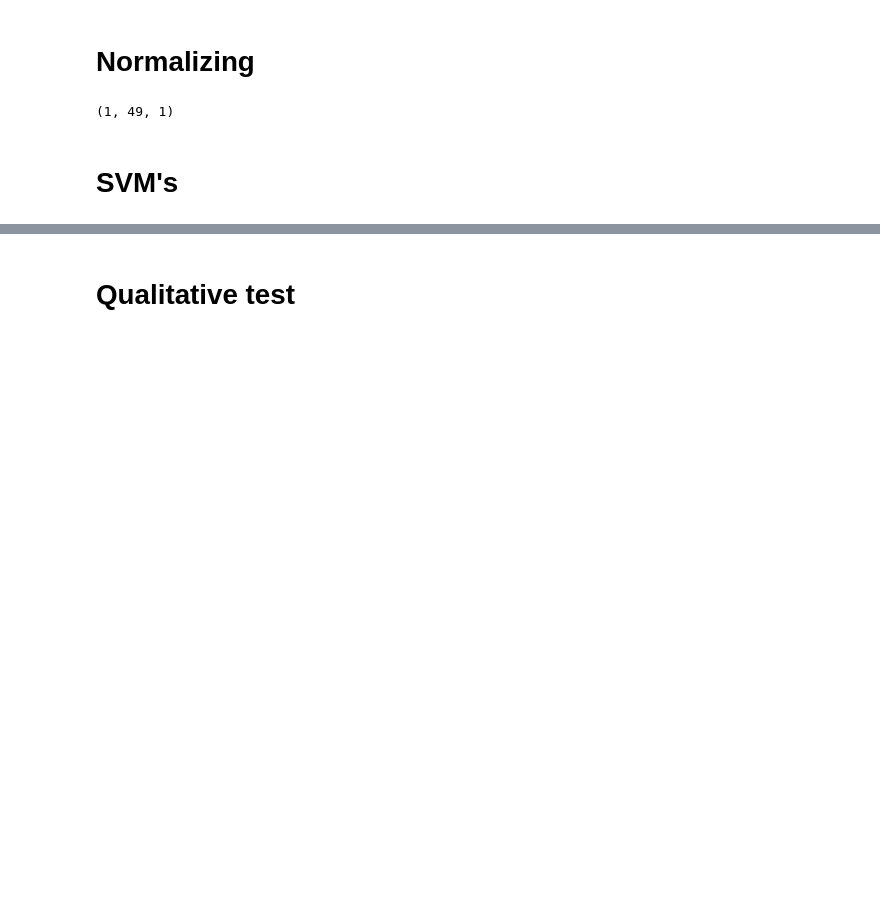
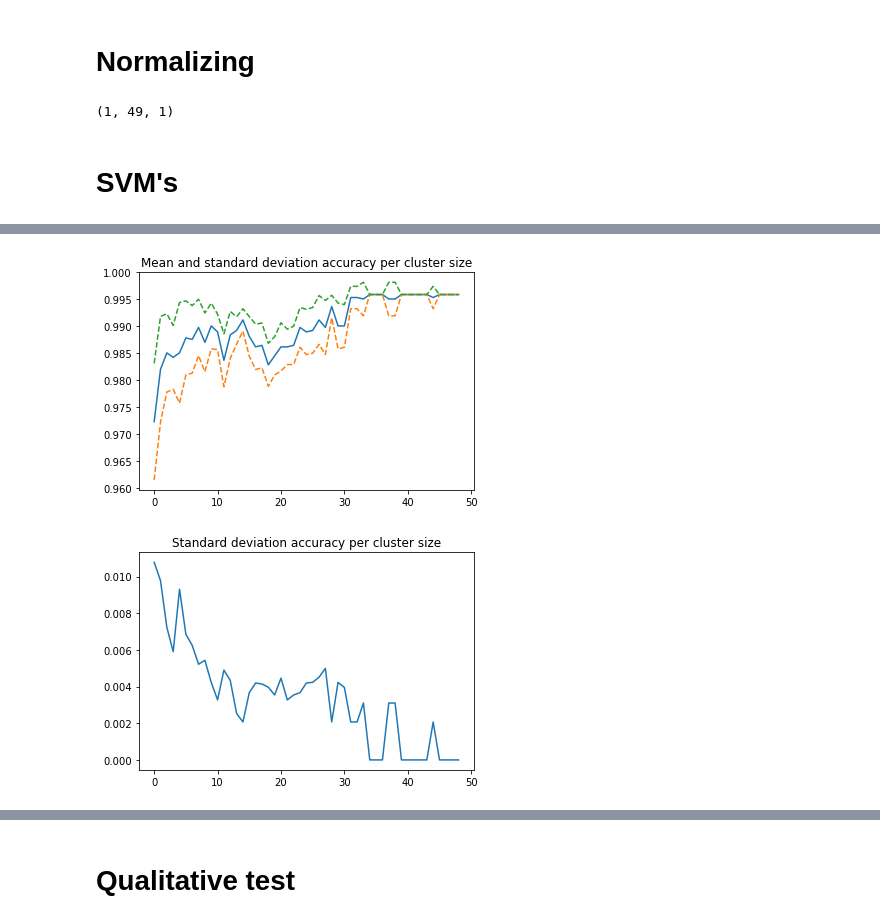
Before and after one commit to wilomaku/IA369Z, a Jupyter notebook: deliver/Fusion_SVM-WJGH-Kfold.ipynb, the cells around one changed output, grey strips where cells are left out. Cells and saved outputs as stored; diff of their text form; code cells hidden in the pictures; blank space fills up the shorter version.

```diff
--- a/deliver/Fusion_SVM-WJGH-Kfold.ipynb
+++ b/deliver/Fusion_SVM-WJGH-Kfold.ipynb
@@ -336,0 +376,21 @@ print resols_ref.shape
+# %%
+print("Initial division:", np.sum(Y_total)/len(Y_total))
+
+split_train = 0.3
+split_valid = 0.3
+split_test = 0.4
+
+sss = StratifiedShuffleSplit(n_splits=1, test_size=(1-split_train), random_state=40)
+train_index, test_val_index = next(sss.split(X_total, Y_total))
+sss = StratifiedShuffleSplit(n_splits=1, test_size=split_test/(1-split_train), random_state=45)
+valid_index, test_index = next(sss.split(X_total[test_val_index], Y_total[test_val_index]))
+
+X_train = X_total[train_index]
+X_valid = X_total[valid_index]
+X_test = X_total[test_index]
+Y_train = Y_total[train_index]
+Y_valid = Y_total[valid_index]
+Y_test = Y_total[test_index]
+print X_train.shape, Y_train.shape, np.sum(Y_train)/len(Y_train)
+print X_valid.shape, Y_valid.shape, np.sum(Y_valid)/len(Y_valid)
+print X_test.shape, Y_test.shape, np.sum(Y_test)/len(Y_test)
@@ -428,3 +557,18 @@ Final accuracy:  0.98347107438  at res:  0.49
+# %%
+plt.figure()
+plt.plot(clusters_acc_mean)
+plt.plot(np.array(clusters_acc_mean)-np.array(clusters_acc_std), linestyle='dashed')
+plt.plot(np.array(clusters_acc_mean)+np.array(clusters_acc_std), linestyle='dashed')
+plt.title("Mean and standard deviation accuracy per cluster size")
+plt.show()
+
+plt.figure()
+plt.plot(clusters_acc_std)
+plt.title("Standard deviation accuracy per cluster size")
+plt.show()
+# %% [output]
+[figure, added]
+[figure, added]
 # %%
 choose_el = 'min_dist'#'min_dist', 'random'
 num_clusters = np.arange(1,50)
```
Also changed, not shown: parts of 11 cells of this notebook.
